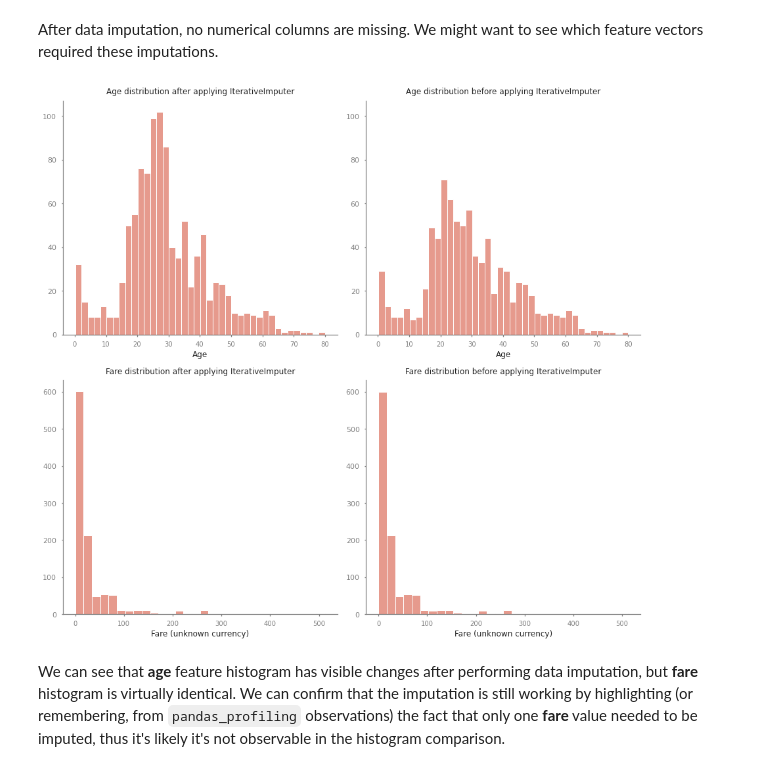
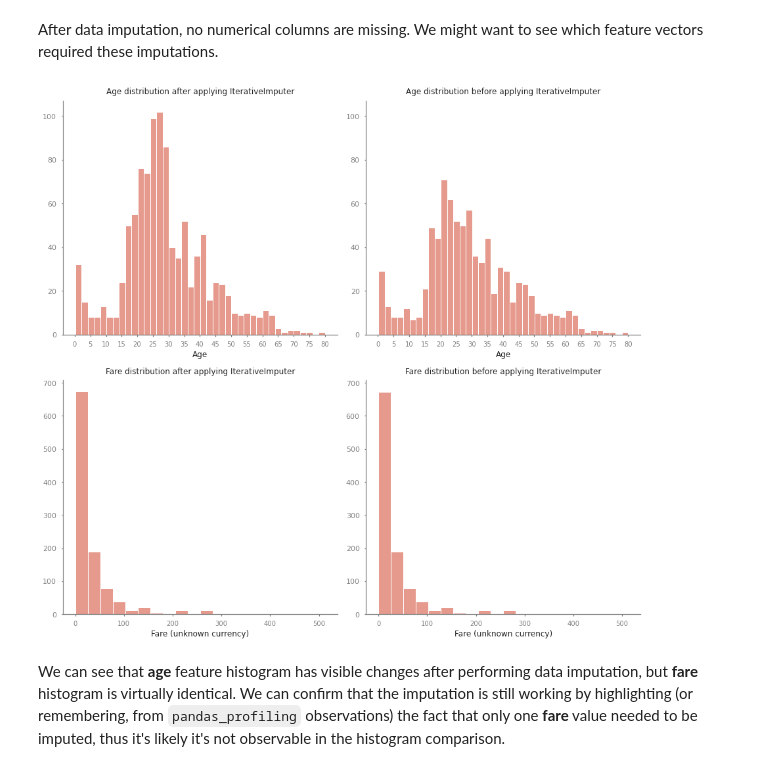
Before and after one commit to LukasRub/data-science-resources, a Jupyter notebook: book.solutions/Machine.Learning.Pocket.Reference/Workbook.ipynb, the cells around one changed output. Drawn from its saved outputs; the diff is of its cells as text; code cells hidden in the pictures.

```diff
--- a/book.solutions/Machine.Learning.Pocket.Reference/Workbook.ipynb
+++ b/book.solutions/Machine.Learning.Pocket.Reference/Workbook.ipynb
@@ -345,36 +345,38 @@ for row in range(gs.nrows):
             ax = fig.add_subplot(gs[row,col])
         else:
             ax = fig.add_subplot(gs[row,col], sharey=axes_col[0])
         plt.setp(ax.yaxis.get_label(), visible=False)
         axes_col.append(ax)
     axes.append(axes_col)
 
 
 hist_kws=dict(alpha=1)
 
 # Plotting imputed age data
 titles = ['Age distribution after applying IterativeImputer',
           'Age distribution before applying IterativeImputer']
 for data, title, ax in zip([X_train_num_imputed, X_train_num], titles, axes[:][0]):
-    sns.distplot(data['age'], kde=False, bins=40,
+    bins=40
+    sns.distplot(data['age'], kde=False, bins=bins,
                  color=palette[1], hist_kws=hist_kws, ax=ax)
     ax.set_title(title, pad=10)
     ax.set_xlabel('Age')
+    ax.set_xticks(np.arange(0, 80+1, 5))
 
 
 # Plotting imputed fare data
 titles = ['Fare distribution after applying IterativeImputer',
           'Fare distribution before applying IterativeImputer']
 for data, title, ax in zip([X_train_num_imputed, X_train_num], titles, axes[:][1]):
-    sns.distplot(data['fare'], kde=False, bins=30,
+    sns.distplot(data['fare'], kde=False, bins=20,
                  color=palette[1], hist_kws=hist_kws, ax=ax)
     ax.set_title(title, pad=10)
     ax.set_xlabel('Fare (unknown currency)')
 
 gs.tight_layout(fig)
 plt.show()
 # %% [output]
-[figure, old version]
+[figure, new version]
 # %% [markdown]
 We can see that **age** feature histogram has visible changes after performing data imputation, but **fare** histogram is virtually identical. We can confirm that the imputation is still working by highlighting (or remembering, from `pandas_profiling` observations) the fact that only one **fare** value needed to be imputed, thus it's likely it's not observable in the histogram comparison.
 # %%
```
Also changed, not shown: parts of 15 cells of this notebook.
